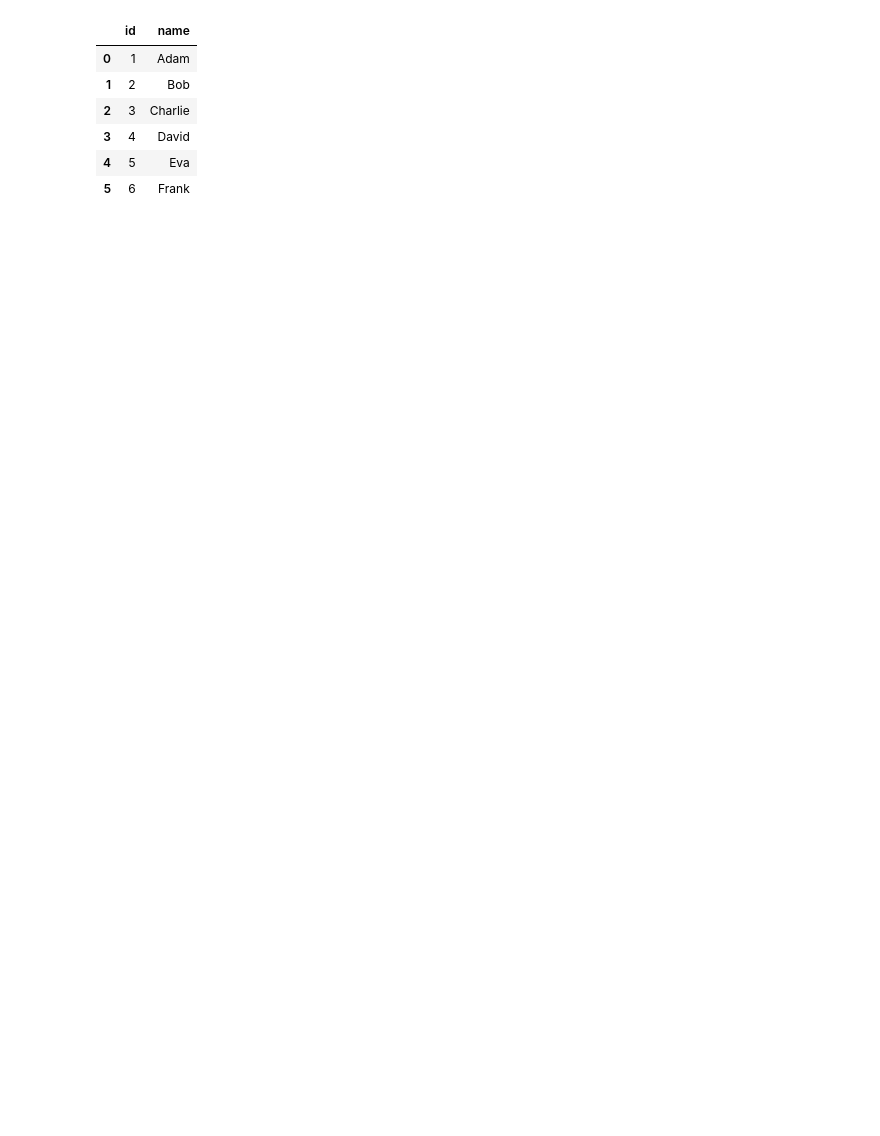
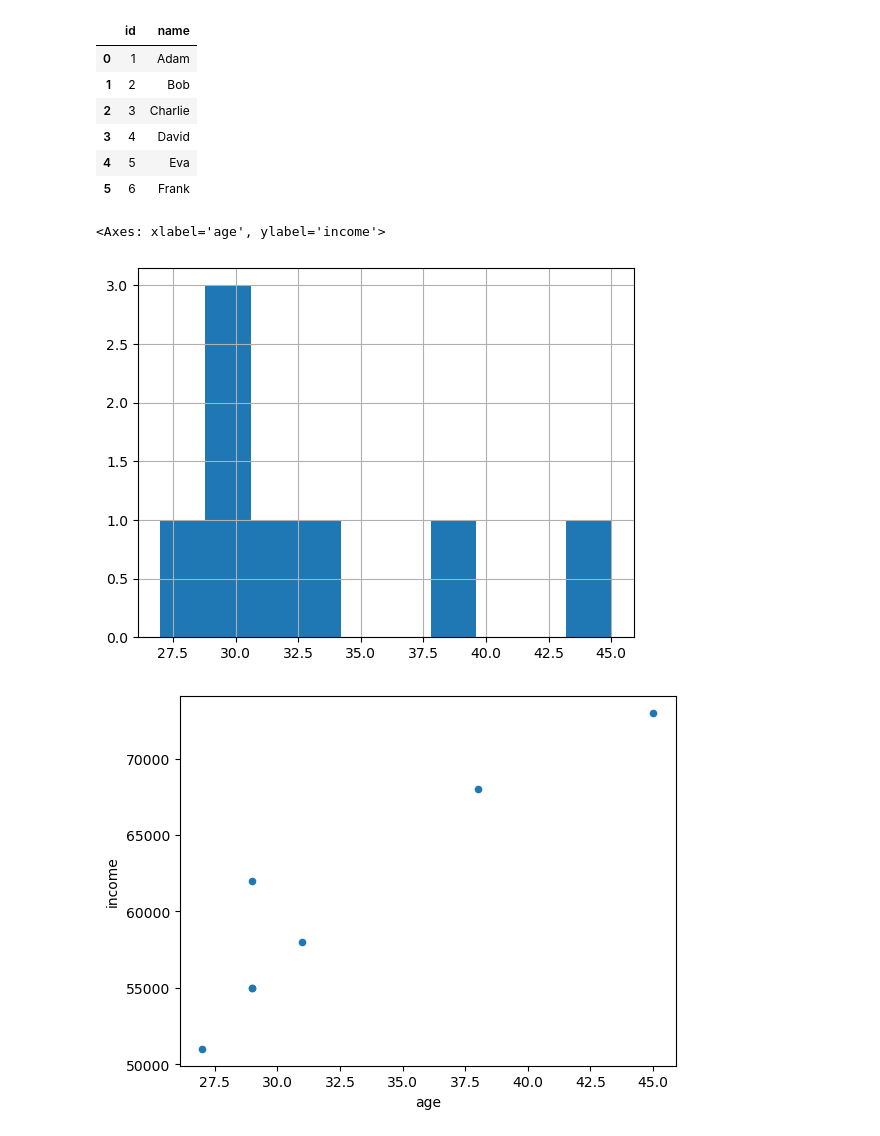
Before and after one commit to swastisunder/AI, a Jupyter notebook: 08_panda/pandas_tutorial.ipynb, the cells around one changed output. Saved outputs shown, nothing was run; the diff lists cells and outputs as text; code cells hidden in the pictures; blank space fills up the shorter version.

```diff
--- a/08_panda/pandas_tutorial.ipynb
+++ b/08_panda/pandas_tutorial.ipynb
@@ -512,6 +534,11 @@ pd.concat([df1, df2], ignore_index=True)    # Row wise concatenation - new index
 | 5 | 6 | Frank |
 # %%
 # Basic Visualization
+df = pd.read_csv("raw_data.csv")
 
 df["age"].hist()
 df.plot(kind='scatter', x='age', y='income')
+# %% [output]
+<Axes: xlabel='age', ylabel='income'>
+[figure, added]
+[figure, added]
```
Also changed, not shown: parts of 6 cells of this notebook, 1 other file.
